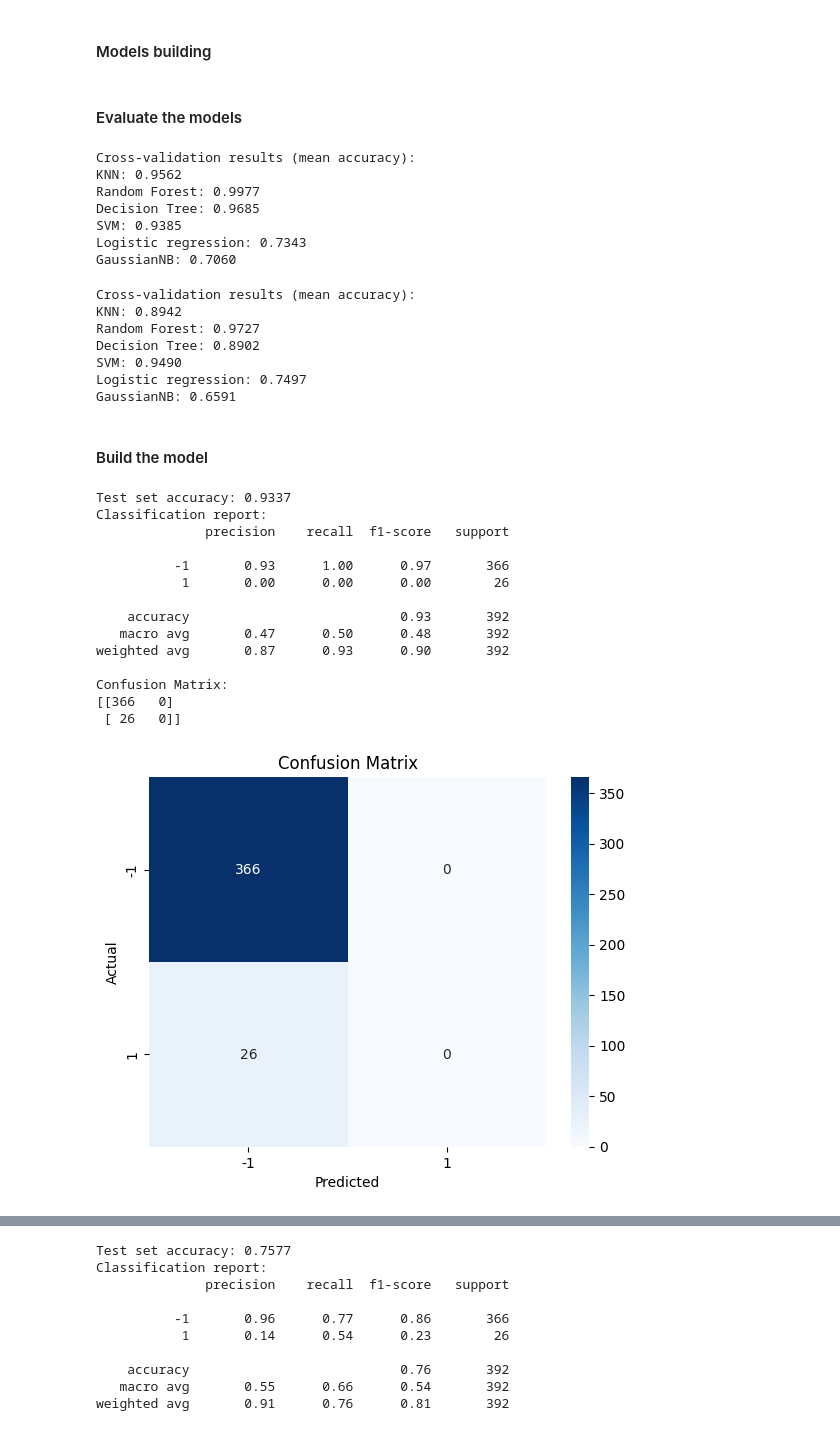
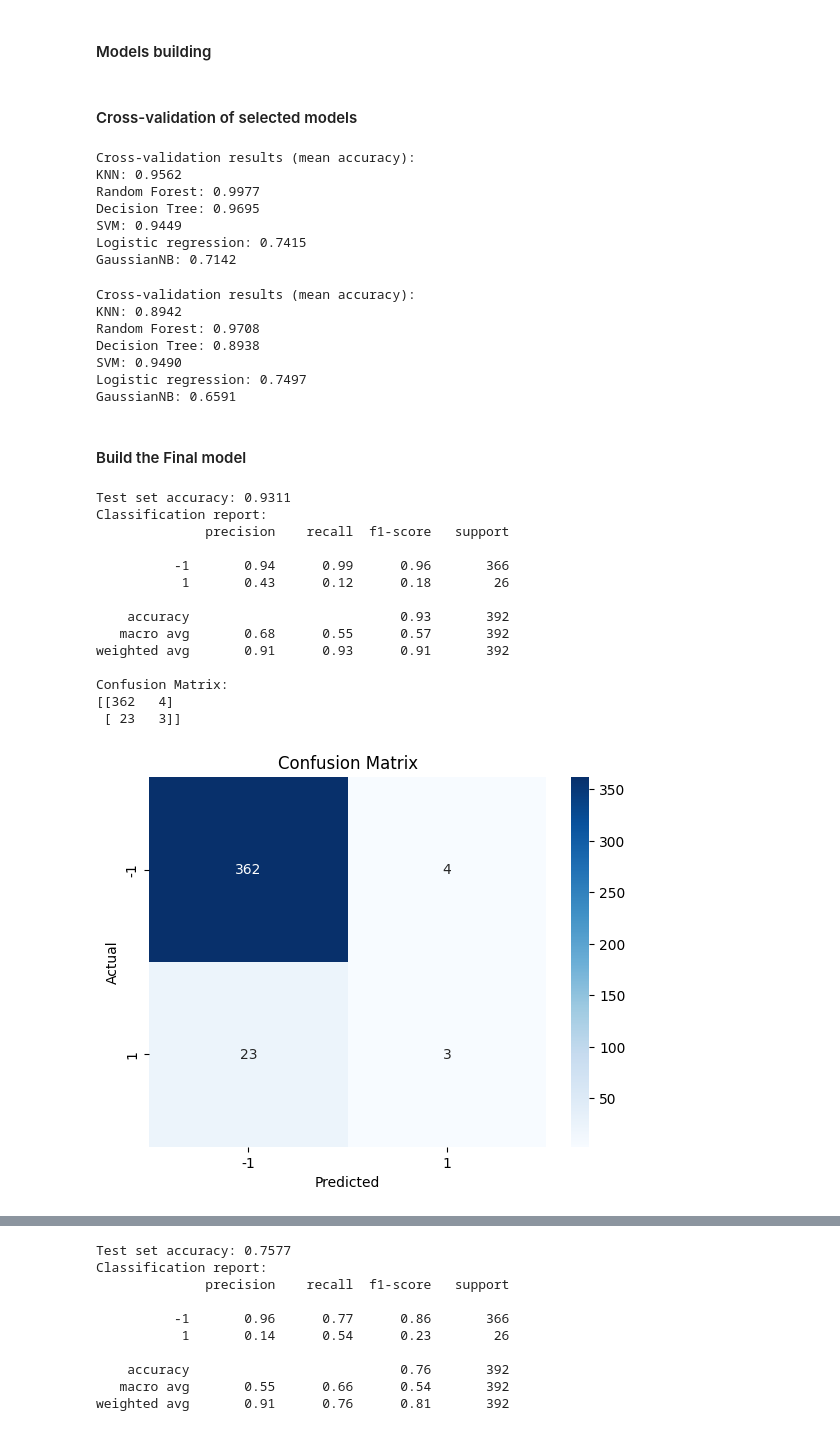
Before and after one commit to HayateSato/SECOM_Project, a Jupyter notebook: secom_file_draft_Majeed_advance1_new2.ipynb, the cells around one changed output, grey strips where cells are left out. Drawn from its saved outputs; the diff is of its cells as text; code cells hidden in the pictures.

```diff
--- a/secom_file_draft_Majeed_advance1_new2.ipynb
+++ b/secom_file_draft_Majeed_advance1_new2.ipynb
@@ -886,7 +869,7 @@ np.float = np.float64
 np.bool = np.bool_
 
 # Define the model
-model1 = RandomForestClassifier()
+model1 = RandomForestClassifier(random_state=42,)
 
 # define Boruta feature selection method
 feat_selector = BorutaPy(model1, n_estimators='auto', verbose=2, random_state=1)
@@ -1142,7 +1125,7 @@ models = {
     'GaussianNB' : GaussianNB()
 }
 # %% [markdown]
-#### Evaluate the models
+#### Cross-validation of selected models
 # %%
 # Evaluate each model with KFold cross-validation and collect the results
 model_results = {}
@@ -1158,10 +1141,10 @@ for model_name, mean_score in model_results.items():
 Cross-validation results (mean accuracy):
 KNN: 0.9562
 Random Forest: 0.9977
-Decision Tree: 0.9685
-SVM: 0.9385
-Logistic regression: 0.7343
-GaussianNB: 0.7060
+Decision Tree: 0.9695
+SVM: 0.9449
+Logistic regression: 0.7415
+GaussianNB: 0.7142
 # %%
 # Evaluate each model with KFold cross-validation and collect the results
 model_results = {}
@@ -1176,53 +1159,54 @@ for model_name, mean_score in model_results.items():
 # %% [output]
 Cross-validation results (mean accuracy):
 KNN: 0.8942
-Random Forest: 0.9727
-Decision Tree: 0.8902
+Random Forest: 0.9708
+Decision Tree: 0.8938
 SVM: 0.9490
 Logistic regression: 0.7497
 GaussianNB: 0.6591
 # %% [markdown]
-#### Build the model
+#### Build the Final model
 # %%
 # Train the Chosen final model
-final_model_rf = RandomForestClassifier()
+final_model_rf = RandomForestClassifier(random_state=42, max_features=500, n_estimators=300)
 final_model_rf.fit(X_train_balanced1, y_train_balanced1)
 
 # Test the model on the test set
 y_pred = final_model_rf.predict(X_test_br)
+
 test_accuracy = accuracy_score(y_test, y_pred)
 
 print(f"\nTest set accuracy: {test_accuracy:.4f}")
 print("Classification report:")
 print(classification_report(y_test, y_pred))
 
 # Create the confusion matrix
 conf_matrix = confusion_matrix(y_test, y_pred)
 
 # Display the confusion matrix
 print("Confusion Matrix:")
 print(conf_matrix)
 
 # Visualize the confusion matrix
 sns.heatmap(conf_matrix, annot=True, fmt='d', cmap='Blues',
             xticklabels=['-1', '1'], yticklabels=['-1', '1'])
 plt.xlabel('Predicted')
 plt.ylabel('Actual')
 plt.title('Confusion Matrix')
 plt.show()
 # %% [output]
-Test set accuracy: 0.9337
+Test set accuracy: 0.9311
 Classification report:
               precision    recall  f1-score   support
 
-          -1       0.93      1.00      0.97       366
-           1       0.00      0.00      0.00        26
+          -1       0.94      0.99      0.96       366
+           1       0.43      0.12      0.18        26
 
     accuracy                           0.93       392
-   macro avg       0.47      0.50      0.48       392
-weighted avg       0.87      0.93      0.90       392
+   macro avg       0.68      0.55      0.57       392
+weighted avg       0.91      0.93      0.91       392
 
 Confusion Matrix:
-[[366   0]
- [ 26   0]]
+[[362   4]
+ [ 23   3]]
-[figure, old version]
+[figure, new version]
```
Also changed, not shown: parts of 8 cells of this notebook.
